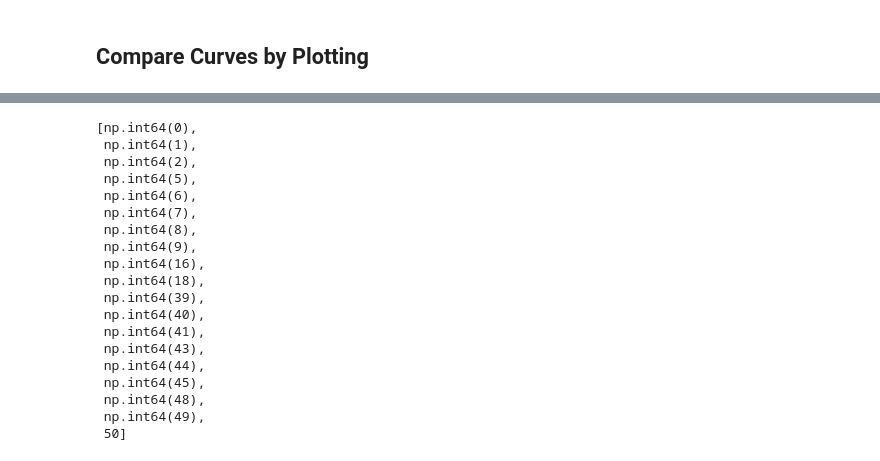
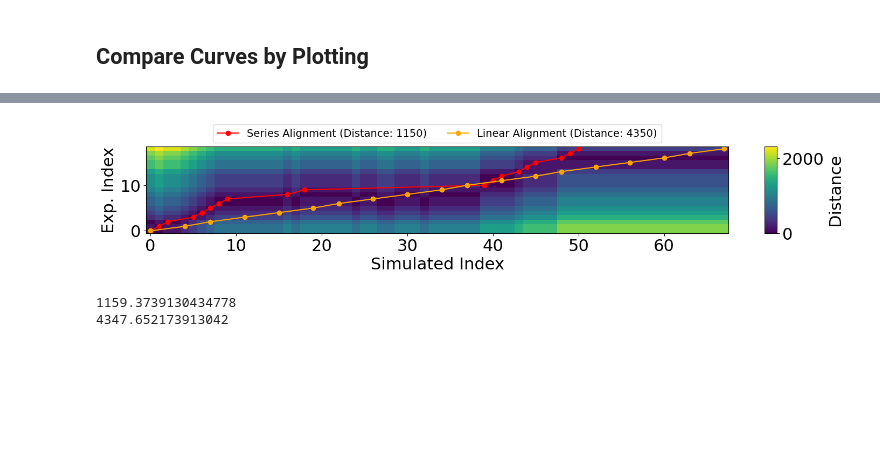
Before and after one commit to huatc/series_alignment, a Jupyter notebook: Notebooks/Create distance DLS.ipynb, the cells around one changed output, grey strips where cells are left out. Cells and saved outputs as stored; diff of their text form; code cells hidden in the pictures; blank space fills up the shorter version.

```diff
--- a/Notebooks/Create distance DLS.ipynb
+++ b/Notebooks/Create distance DLS.ipynb
@@ -245,22 +243,39 @@ plot_compared_curves_grid(exp_DLS_data, sim_DLS_data, idx_cols)
-# %%
-idx_cols
-# %% [output]
-[np.int64(0),
- np.int64(1),
- np.int64(2),
- np.int64(5),
- np.int64(6),
- np.int64(7),
- np.int64(8),
- np.int64(9),
- np.int64(16),
- np.int64(18),
- np.int64(39),
- np.int64(40),
- np.int64(41),
- np.int64(43),
- np.int64(44),
- np.int64(45),
- np.int64(48),
- np.int64(49),
- 50]
+# %%
+def plot_alignment_with_cost(cost_matrix, idx_cols_min, idx_cols_lin, save_path=None):
+    """
+    Plot cost matrix heatmap with alignment path overlaid.
+    """
+
+    idx_cols_min = np.array(idx_cols_min)
+    idx_cols_lin = np.array(idx_cols_lin)
+    n_exp, n_sim = cost_matrix.shape
+    exp_indices = np.arange(n_exp)
+
+    plt.figure(figsize=(15, 3))
+    plt.imshow(cost_matrix, aspect='auto', origin='lower')
+    plt.colorbar(label="Distance", aspect=7)
+    plt.plot(idx_cols_min, exp_indices, marker='o', color='red', label='Series Alignment (Distance: 1150)')
+
+
+    plt.plot(idx_cols_lin, exp_indices, marker='o', color='orange', label='Linear Alignment (Distance: 4350)')
+
+    plt.xlabel("Simulated Index")
+    plt.ylabel("Exp. Index")
+    #plt.title("Alignment Path on Cost Matrix")
+    plt.tight_layout()
+    #plt.legend(fontsize=18)
+    plt.legend(loc='center', bbox_to_anchor=(0.5, 1.15), ncol=4, fontsize=14)
+
+    if save_path is not None:
+        plt.savefig('../Figures/DLS_data_match_index.png', dpi=600, bbox_inches="tight")
+    plt.show()
+# %%
+plot_alignment_with_cost(score_matrix, idx_cols_min, idx_cols_lin, save_path=True)
+# %% [output]
+[figure, added]
+# %%
+print(total_dist_min)
+print(total_dist_lin)
+# %% [output]
+1159.3739130434778
+4347.652173913042
```
Also changed, not shown: parts of 3 cells of this notebook, 2 other files.
